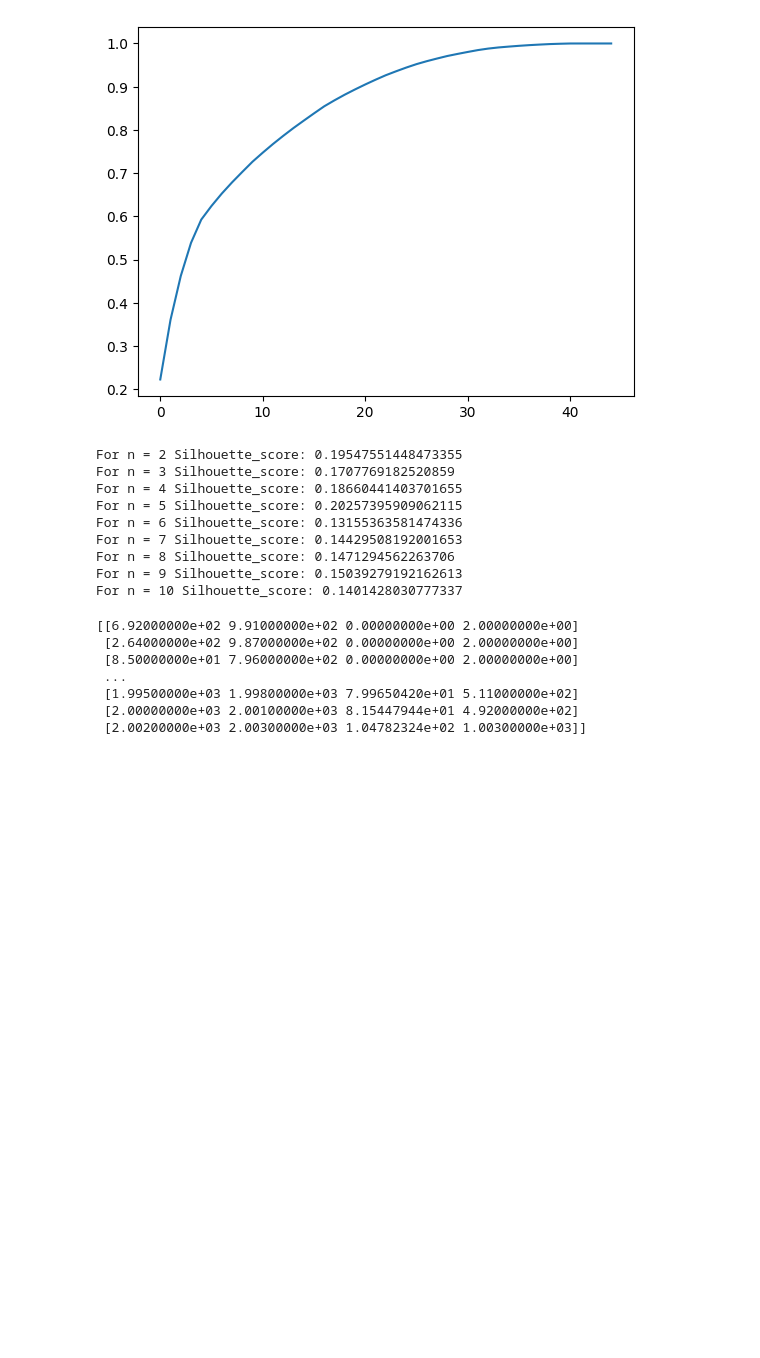
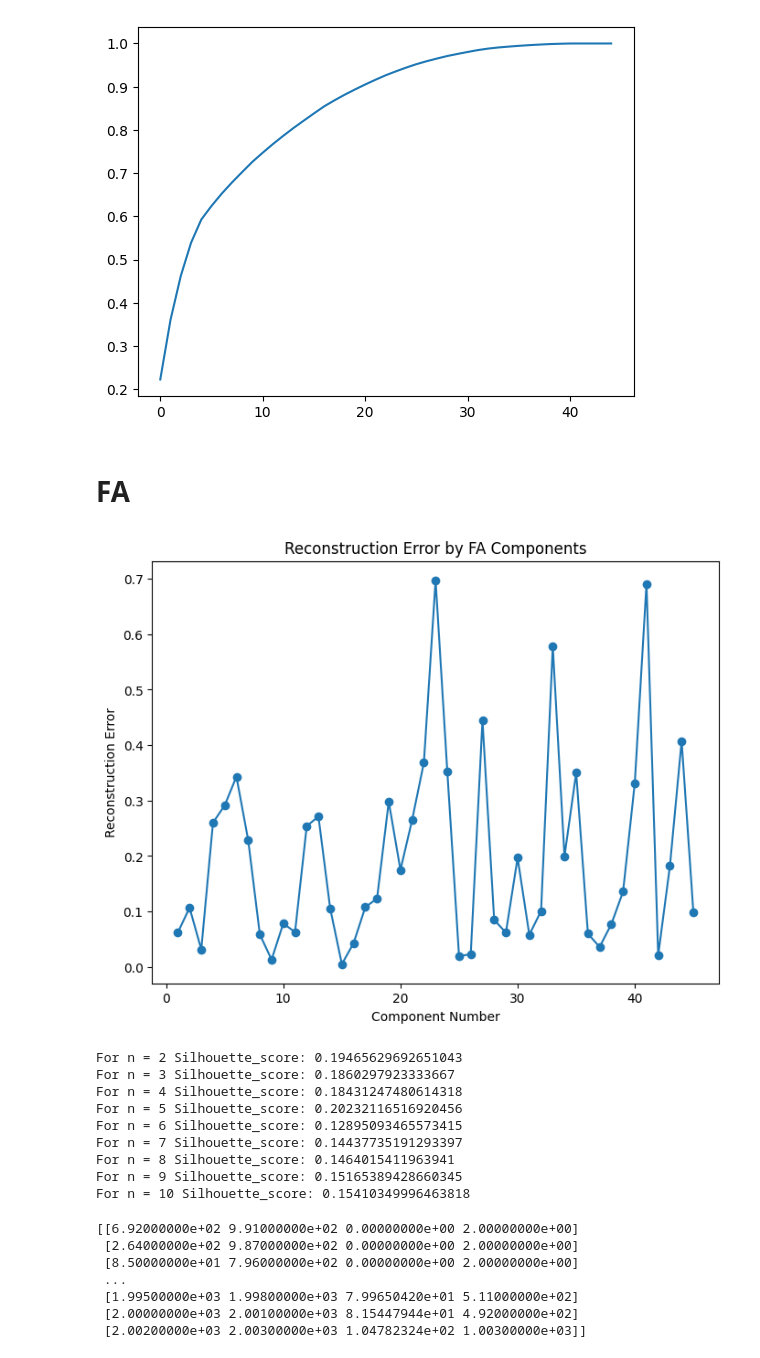
Before and after one commit to elouanzer/challenge1, a Jupyter notebook: champions league.ipynb, the cells around one changed output. Drawn from its saved outputs; the diff is of its cells as text; code cells hidden in the pictures; blank space fills up the shorter version.

```diff
--- a/champions league.ipynb
+++ b/champions league.ipynb
@@ -153,6 +154,35 @@ plt.plot(np.cumsum(pca.explained_variance_ratio_))
 # %% [output]
 [<matplotlib.lines.Line2D at 0x...>]
 [figure]
+# %% [markdown]
+# FA
+# %%
+X = df.select_dtypes(exclude='object').fillna(value=0).values
+
+# Step 2: Standardize the data
+std_scale = StandardScaler().fit(X)
+X_scaled = std_scale.transform(X)
+
+# Step 3: Apply Factor Analysis (FA)
+fa = FactorAnalysis(n_components=X_scaled.shape[1], random_state=42)
+X_fa = fa.fit_transform(X_scaled)
+
+# Step 4: Compute the reconstruction of the original data using the factor loadings
+# Reconstruct the original data using the learned latent factors
+reconstructed = np.dot(X_fa, fa.components_) + fa.mean_
+
+# Step 5: Compute the reconstruction error
+reconstruction_error = np.mean((X_scaled - reconstructed) ** 2, axis=0)
+
+# Step 6: Plot the reconstruction error for each factor
+plt.figure(figsize=(8, 6))
+plt.plot(np.arange(1, len(reconstruction_error) + 1), reconstruction_error, marker='o')
+plt.title('Reconstruction Error by FA Components')
+plt.xlabel('Component Number')
+plt.ylabel('Reconstruction Error')
+plt.show()
+# %% [output]
+[figure, added]
 # %%
 # K-means function
 from sklearn.cluster import KMeans
@@ -170,15 +200,15 @@ for n in range_n_clusters:
     # Display the results
     print("For n =", n, "Silhouette_score:", silhouette_avg)
 # %% [output]
-For n = 2 Silhouette_score: 0.19547551448473355
-For n = 3 Silhouette_score: 0.1707769182520859
-For n = 4 Silhouette_score: 0.18660441403701655
-For n = 5 Silhouette_score: 0.20257395909062115
-For n = 6 Silhouette_score: 0.13155363581474336
-For n = 7 Silhouette_score: 0.14429508192001653
-For n = 8 Silhouette_score: 0.1471294562263706
-For n = 9 Silhouette_score: 0.15039279192162613
-For n = 10 Silhouette_score: 0.1401428030777337
+For n = 2 Silhouette_score: 0.19465629692651043
+For n = 3 Silhouette_score: 0.1860297923333667
+For n = 4 Silhouette_score: 0.18431247480614318
+For n = 5 Silhouette_score: 0.20232116516920456
+For n = 6 Silhouette_score: 0.12895093465573415
+For n = 7 Silhouette_score: 0.14437735191293397
+For n = 8 Silhouette_score: 0.1464015411963941
+For n = 9 Silhouette_score: 0.15165389428660345
+For n = 10 Silhouette_score: 0.15410349996463818
 # %%
 # Functions for hierarchical clustering
 from scipy.cluster.hierarchy import dendrogram, linkage
```
Also changed, not shown: parts of 1 cell of this notebook.
